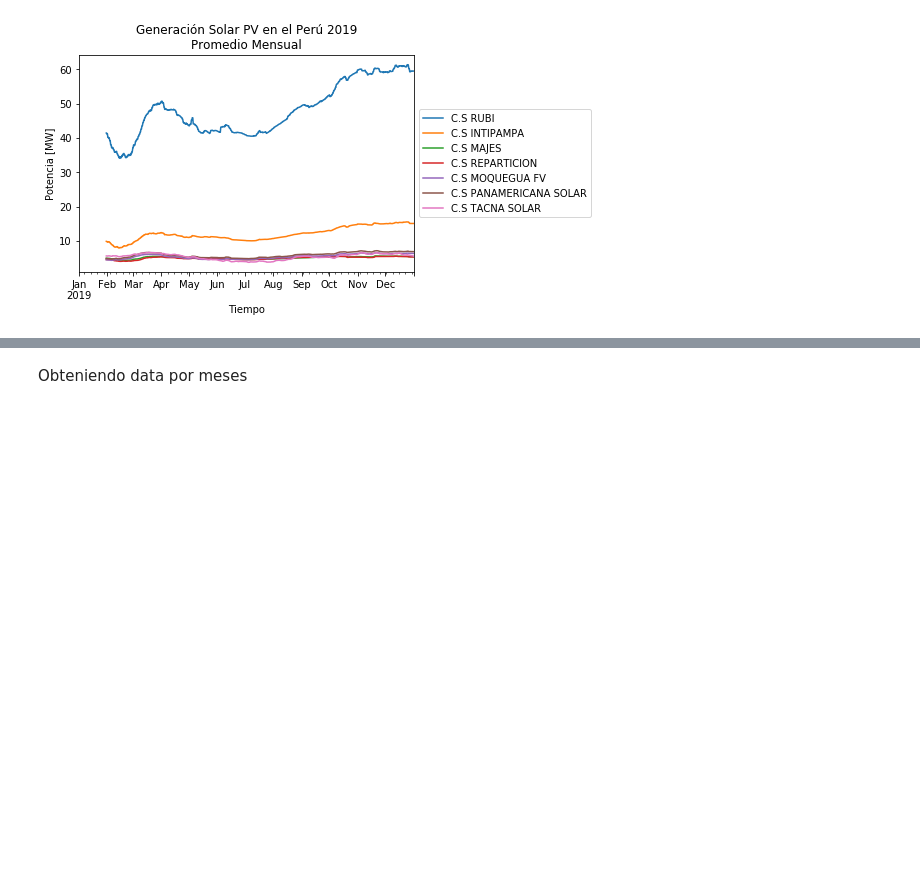
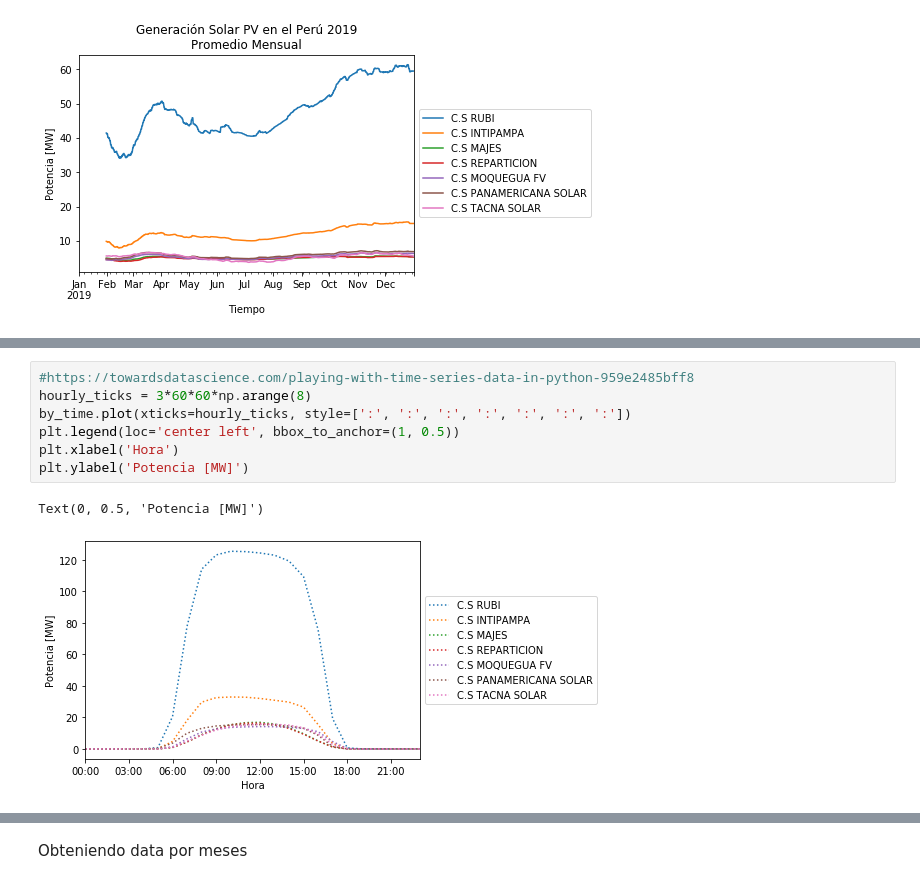
Before and after one commit to KevinAQM/RenewableEnergyPeru2019, a Jupyter notebook: Solar PV Peru 2019.ipynb, the cells around one changed output, grey strips where cells are left out. Drawn from its saved outputs; the diff is of its cells as text; blank space fills up the shorter version.

```diff
--- a/Solar PV Peru 2019.ipynb
+++ b/Solar PV Peru 2019.ipynb
@@ -380,0 +411,10 @@ plt.legend(loc='center left', bbox_to_anchor=(1, 0.5))
+# %%
+#https://towardsdatascience.com/playing-with-time-series-data-in-python-959e2485bff8
+hourly_ticks = 3*60*60*np.arange(8)
+by_time.plot(xticks=hourly_ticks, style=[':', ':', ':', ':', ':', ':', ':'])
+plt.legend(loc='center left', bbox_to_anchor=(1, 0.5))
+plt.xlabel('Hora')
+plt.ylabel('Potencia [MW]')
+# %% [output]
+Text(0, 0.5, 'Potencia [MW]')
+[figure, added]
```
Also changed, not shown: parts of 33 cells of this notebook.
